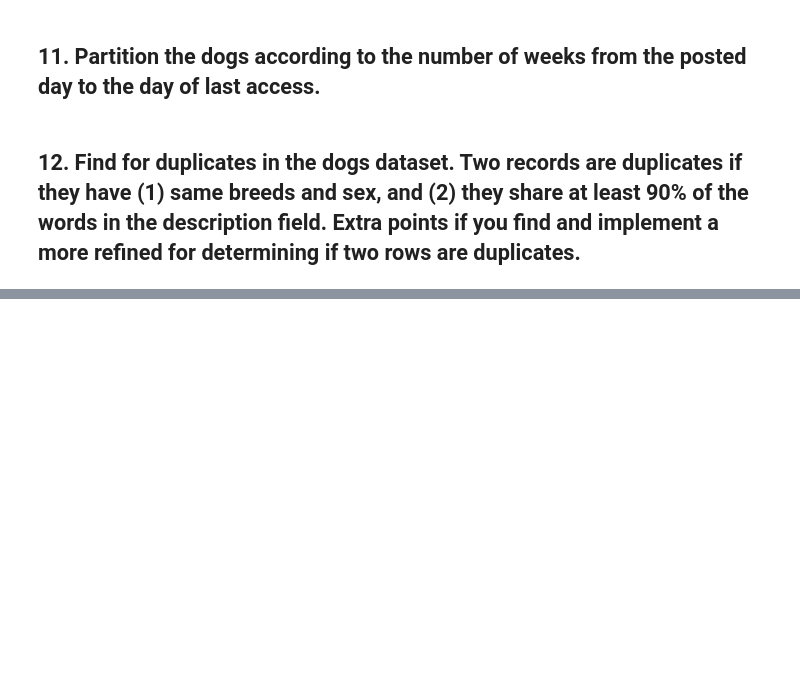
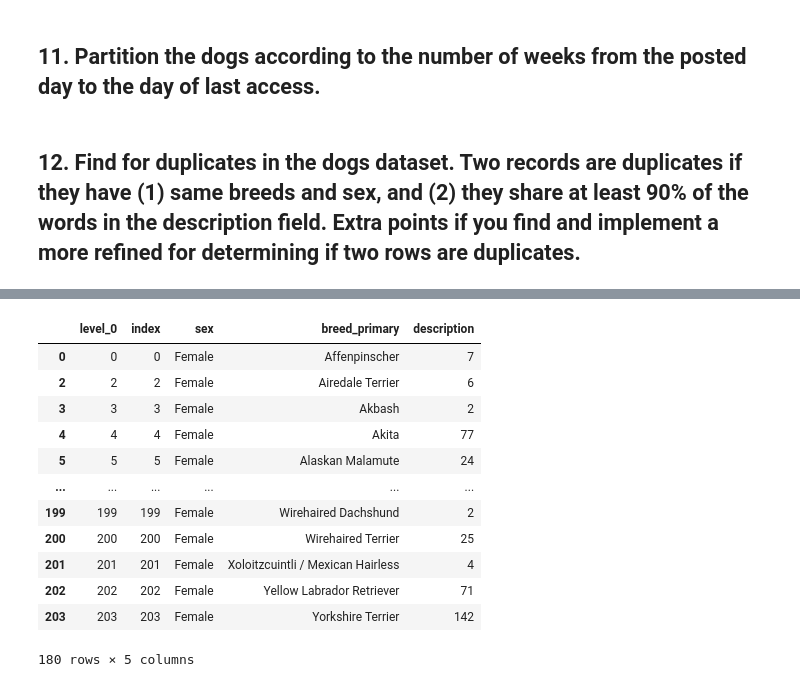
Before and after one commit to mat1218B/ProjectOfComputerScience, a Jupyter notebook: Project-CS_2022.ipynb, the cells around one changed output, grey strips where cells are left out. Drawn from its saved outputs; the diff is of its cells as text; code cells hidden in the pictures; blank space fills up the shorter version.

```diff
--- a/Project-CS_2022.ipynb
+++ b/Project-CS_2022.ipynb
@@ -874,0 +952,18 @@ diz
+# %%
+#elimino tutte le righe che hanno solo 1 descrizione perché non può essere duplicata
+duplicate_female = duplicate_female.drop(duplicate_female.index[duplicate_female['description'] == 1])
+duplicate_female
+# %% [output]
+|  | level_0 | index | sex | breed_primary | description |
+| 0 | 0 | 0 | Female | Affenpinscher | 7 |
+| 2 | 2 | 2 | Female | Airedale Terrier | 6 |
+| 3 | 3 | 3 | Female | Akbash | 2 |
+| 4 | 4 | 4 | Female | Akita | 77 |
+| 5 | 5 | 5 | Female | Alaskan Malamute | 24 |
+| ... | ... | ... | ... | ... | ... |
+| 199 | 199 | 199 | Female | Wirehaired Dachshund | 2 |
+| 200 | 200 | 200 | Female | Wirehaired Terrier | 25 |
+| 201 | 201 | 201 | Female | Xoloitzcuintli / Mexican Hairless | 4 |
+| 202 | 202 | 202 | Female | Yellow Labrador Retriever | 71 |
+| 203 | 203 | 203 | Female | Yorkshire Terrier | 142 |
+180 rows × 5 columns
```
Also changed, not shown: parts of 10 cells of this notebook.
